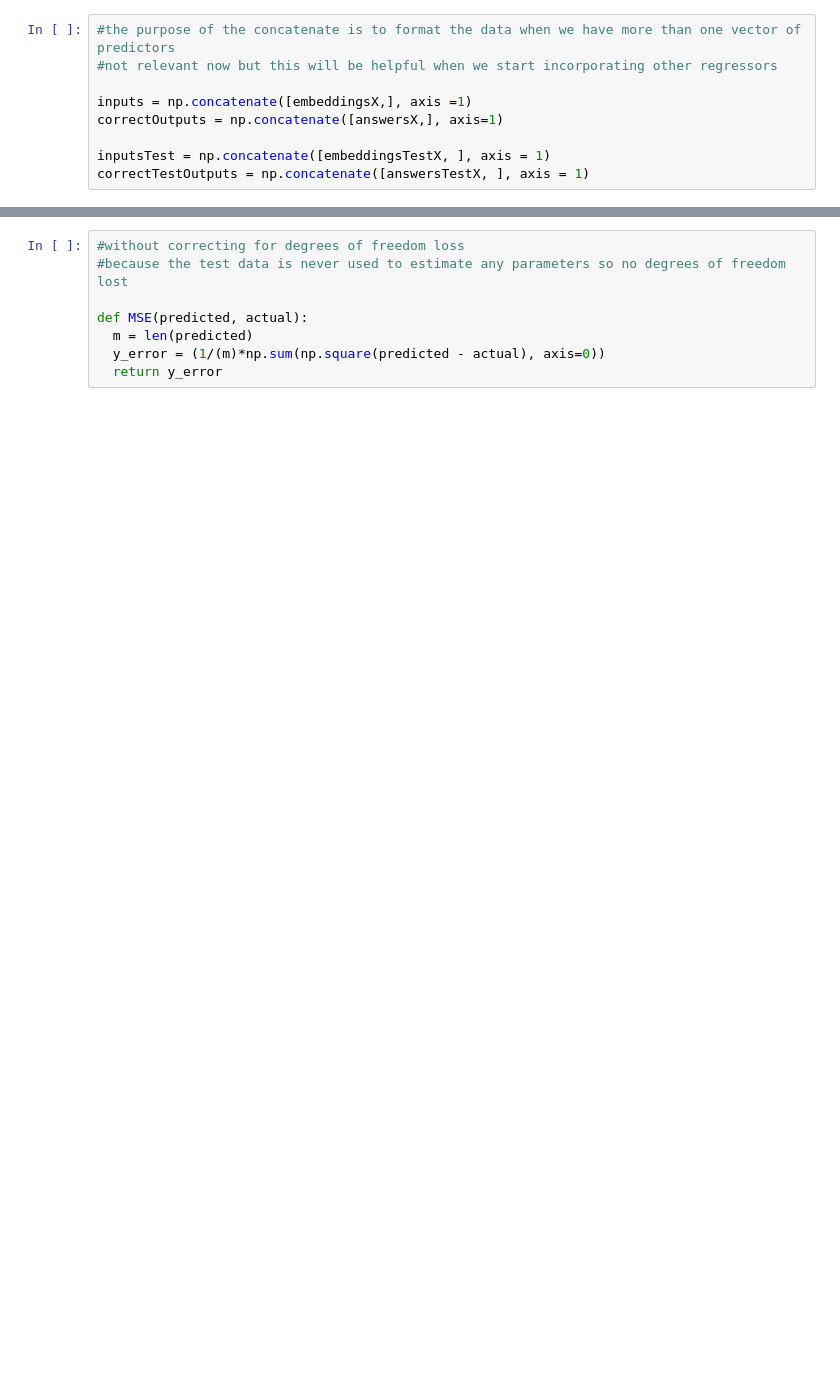
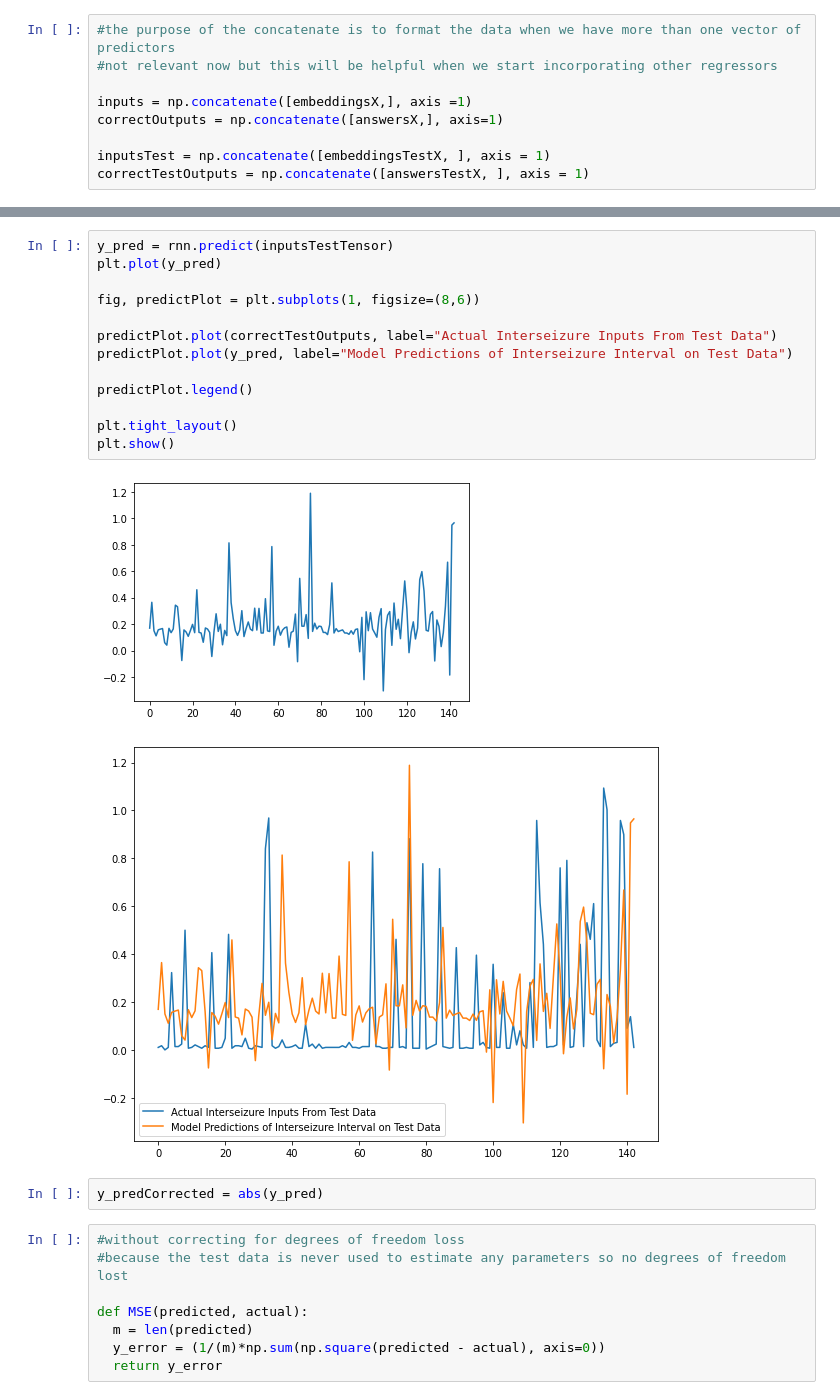
Before and after one commit to lyapunovExponentGood/Modeling-Time-Dependencies-In-Medical-Data, a Jupyter notebook: SeizuresVs_RNN.ipynb, the cells around one changed output, grey strips where cells are left out. Saved outputs shown, nothing was run; the diff lists cells and outputs as text; blank space fills up the shorter version.

```diff
--- a/SeizuresVs_RNN.ipynb
+++ b/SeizuresVs_RNN.ipynb
@@ -299,3 +212,21 @@ print(y_pred[indx])
+# %%
+y_pred = rnn.predict(inputsTestTensor)
+plt.plot(y_pred)
+
+fig, predictPlot = plt.subplots(1, figsize=(8,6))
+
+predictPlot.plot(correctTestOutputs, label="Actual Interseizure Inputs From Test Data")
+predictPlot.plot(y_pred, label="Model Predictions of Interseizure Interval on Test Data")
+
+predictPlot.legend()
+
+plt.tight_layout()
+plt.show()
+# %% [output]
+[figure, added]
+[figure, added]
+# %%
+y_predCorrected = abs(y_pred)
 # %%
 #without correcting for degrees of freedom loss
 #because the test data is never used to estimate any parameters so no degrees of freedom lost
```
Also changed, not shown: parts of 36 cells of this notebook.
